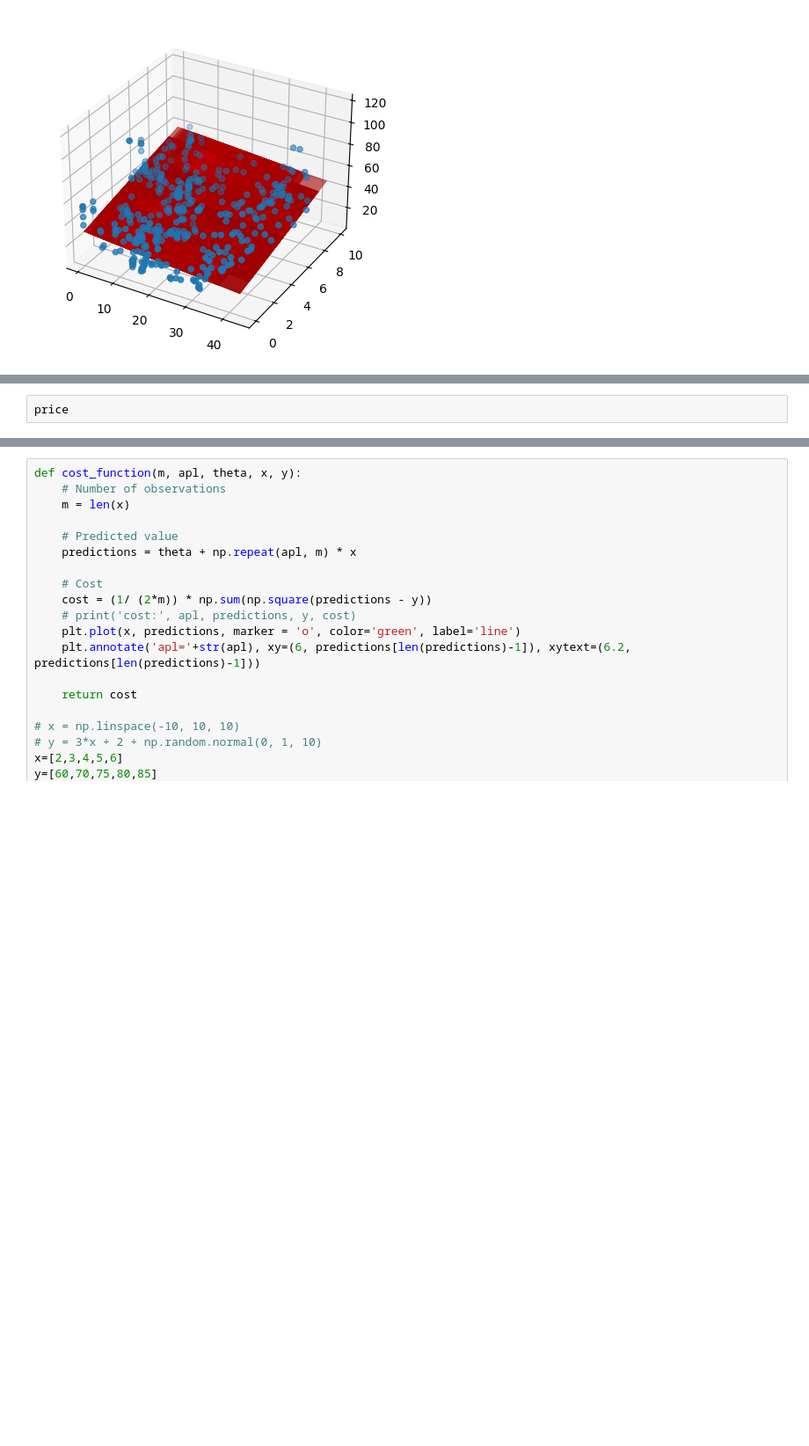
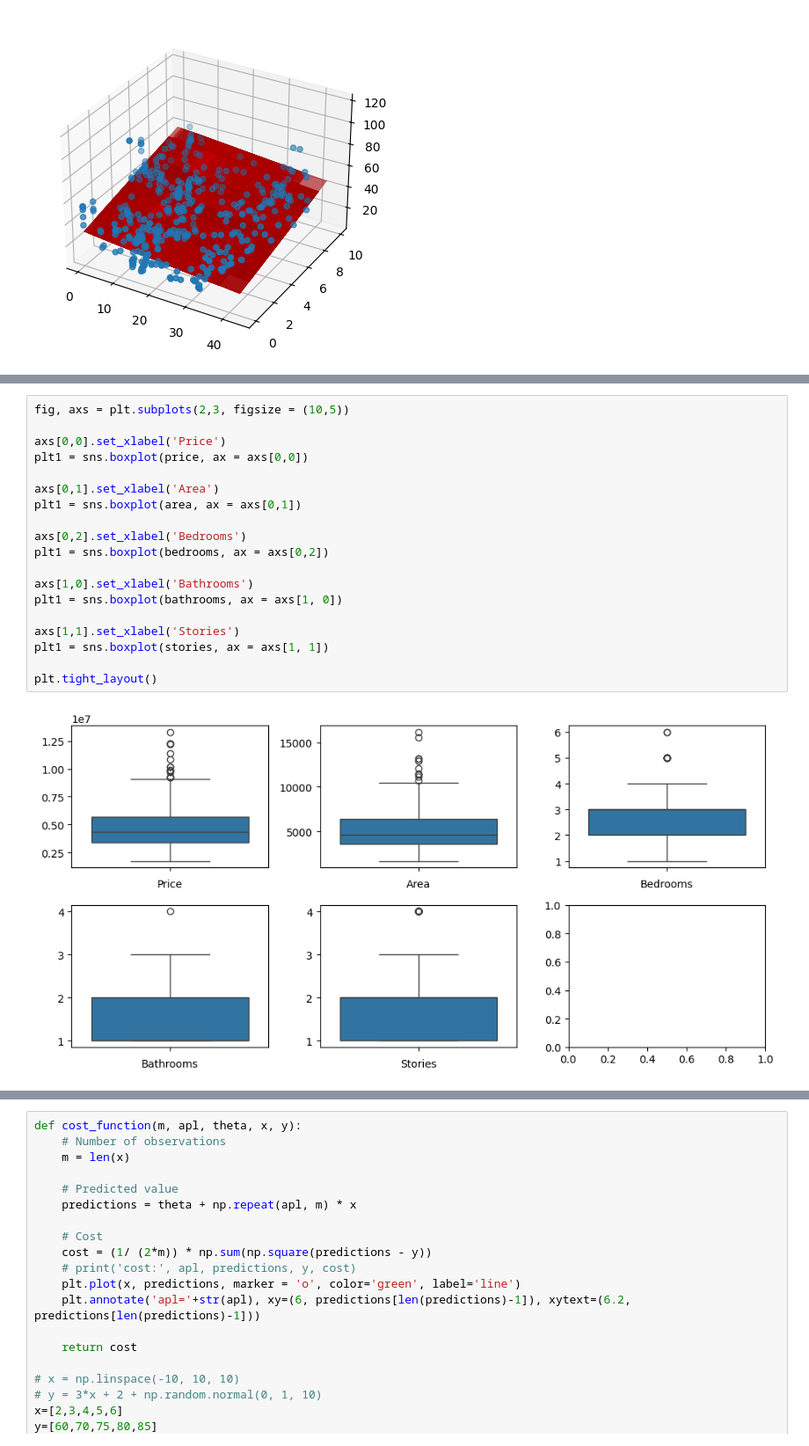
Before and after one commit to zhaoyi0113/machine-learning, a Jupyter notebook: beginner/linear-regression/house.ipynb, the cells around one changed output, grey strips where cells are left out. Shown: that part at 88% size. Drawn from its saved outputs; the diff is of its cells as text; blank space fills up the shorter version.

```diff
--- a/beginner/linear-regression/house.ipynb
+++ b/beginner/linear-regression/house.ipynb
@@ -129,2 +163,21 @@ score 0.4472751905069783
 # %%
-price
+fig, axs = plt.subplots(2,3, figsize = (10,5))
+
+axs[0,0].set_xlabel('Price')
+plt1 = sns.boxplot(price, ax = axs[0,0])
+
+axs[0,1].set_xlabel('Area')
+plt1 = sns.boxplot(area, ax = axs[0,1])
+
+axs[0,2].set_xlabel('Bedrooms')
+plt1 = sns.boxplot(bedrooms, ax = axs[0,2])
+
+axs[1,0].set_xlabel('Bathrooms')
+plt1 = sns.boxplot(bathrooms, ax = axs[1, 0])
+
+axs[1,1].set_xlabel('Stories')
+plt1 = sns.boxplot(stories, ax = axs[1, 1])
+
+plt.tight_layout()
+# %% [output]
+[figure, added]
```
Also changed, not shown: parts of 5 cells of this notebook.
